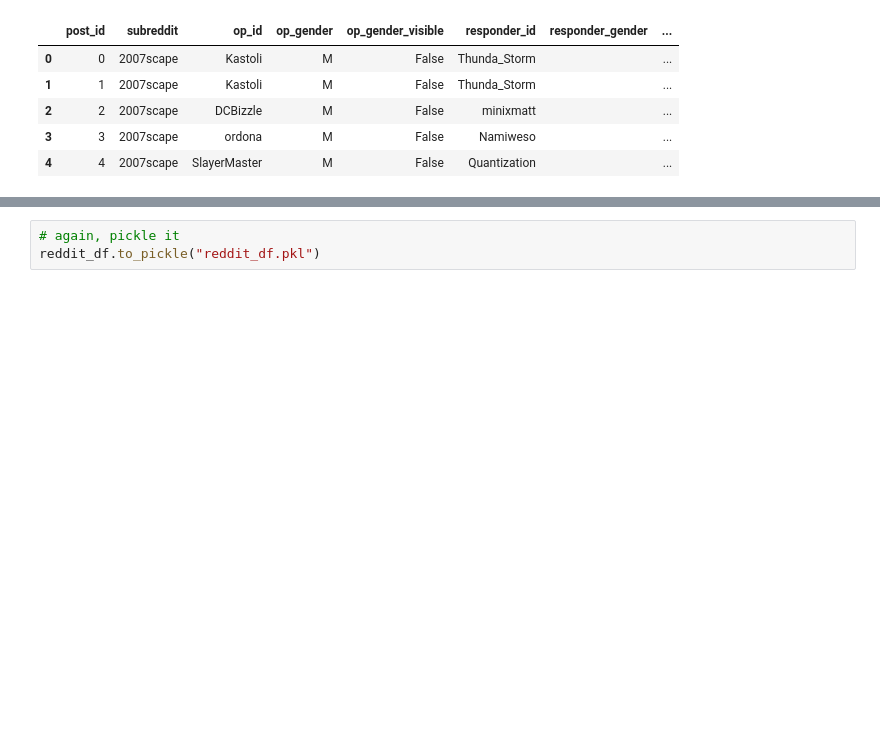
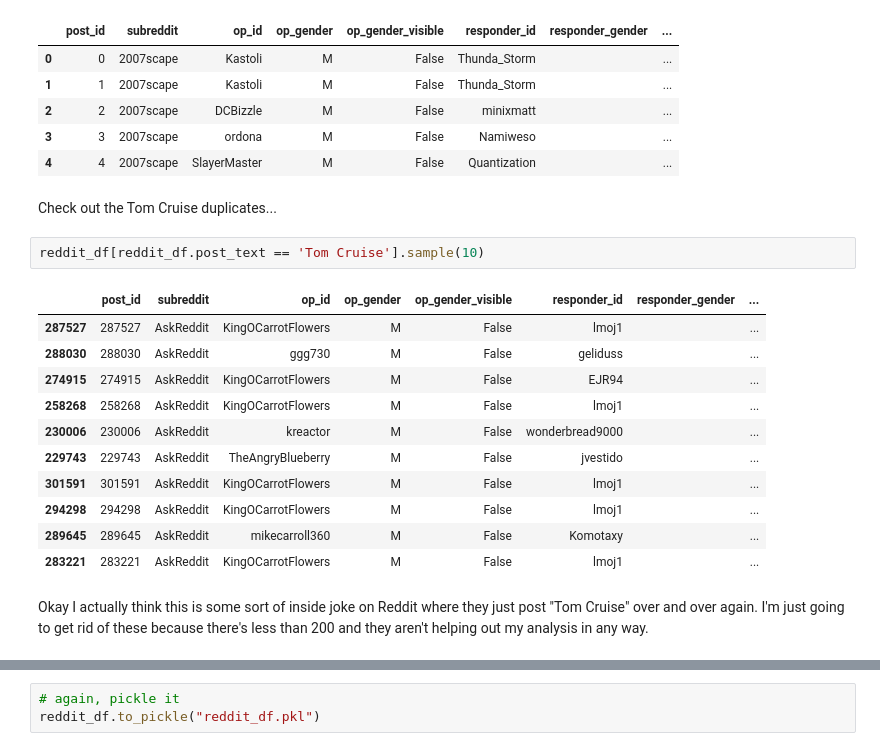
Before and after one commit to Data-Science-for-Linguists-2019/Gendered-Interaction-Online, a Jupyter notebook: exploratory_data_analysis/modifying_dataset.ipynb, the cells around one changed output, grey strips where cells are left out. Drawn from its saved outputs; the diff is of its cells as text; blank space fills up the shorter version.

```diff
--- a/exploratory_data_analysis/modifying_dataset.ipynb
+++ b/exploratory_data_analysis/modifying_dataset.ipynb
@@ -750,3 +853,21 @@ reddit_df.head()
 | 2 | 2 | 2007scape | DCBizzle | M | False | minixmatt |  | ... |
 | 3 | 3 | 2007scape | ordona | M | False | Namiweso |  | ... |
 | 4 | 4 | 2007scape | SlayerMaster | M | False | Quantization |  | ... |
+# %% [markdown]
+Check out the Tom Cruise duplicates...
+# %%
+reddit_df[reddit_df.post_text == 'Tom Cruise'].sample(10)
+# %% [output]
+|  | post_id | subreddit | op_id | op_gender | op_gender_visible | responder_id | responder_gender | ... |
+| 287527 | 287527 | AskReddit | KingOCarrotFlowers | M | False | lmoj1 |  | ... |
+| 288030 | 288030 | AskReddit | ggg730 | M | False | geliduss |  | ... |
+| 274915 | 274915 | AskReddit | KingOCarrotFlowers | M | False | EJR94 |  | ... |
+| 258268 | 258268 | AskReddit | KingOCarrotFlowers | M | False | lmoj1 |  | ... |
+| 230006 | 230006 | AskReddit | kreactor | M | False | wonderbread9000 |  | ... |
+| 229743 | 229743 | AskReddit | TheAngryBlueberry | M | False | jvestido |  | ... |
+| 301591 | 301591 | AskReddit | KingOCarrotFlowers | M | False | lmoj1 |  | ... |
+| 294298 | 294298 | AskReddit | KingOCarrotFlowers | M | False | lmoj1 |  | ... |
+| 289645 | 289645 | AskReddit | mikecarroll360 | M | False | Komotaxy |  | ... |
+| 283221 | 283221 | AskReddit | KingOCarrotFlowers | M | False | lmoj1 |  | ... |
+# %% [markdown]
+Okay I actually think this is some sort of inside joke on Reddit where they just post "Tom Cruise" over and over again. I'm just going to get rid of these because there's less than 200 and they aren't helping out my analysis in any way.
```
Also changed, not shown: parts of 45 cells of this notebook.
